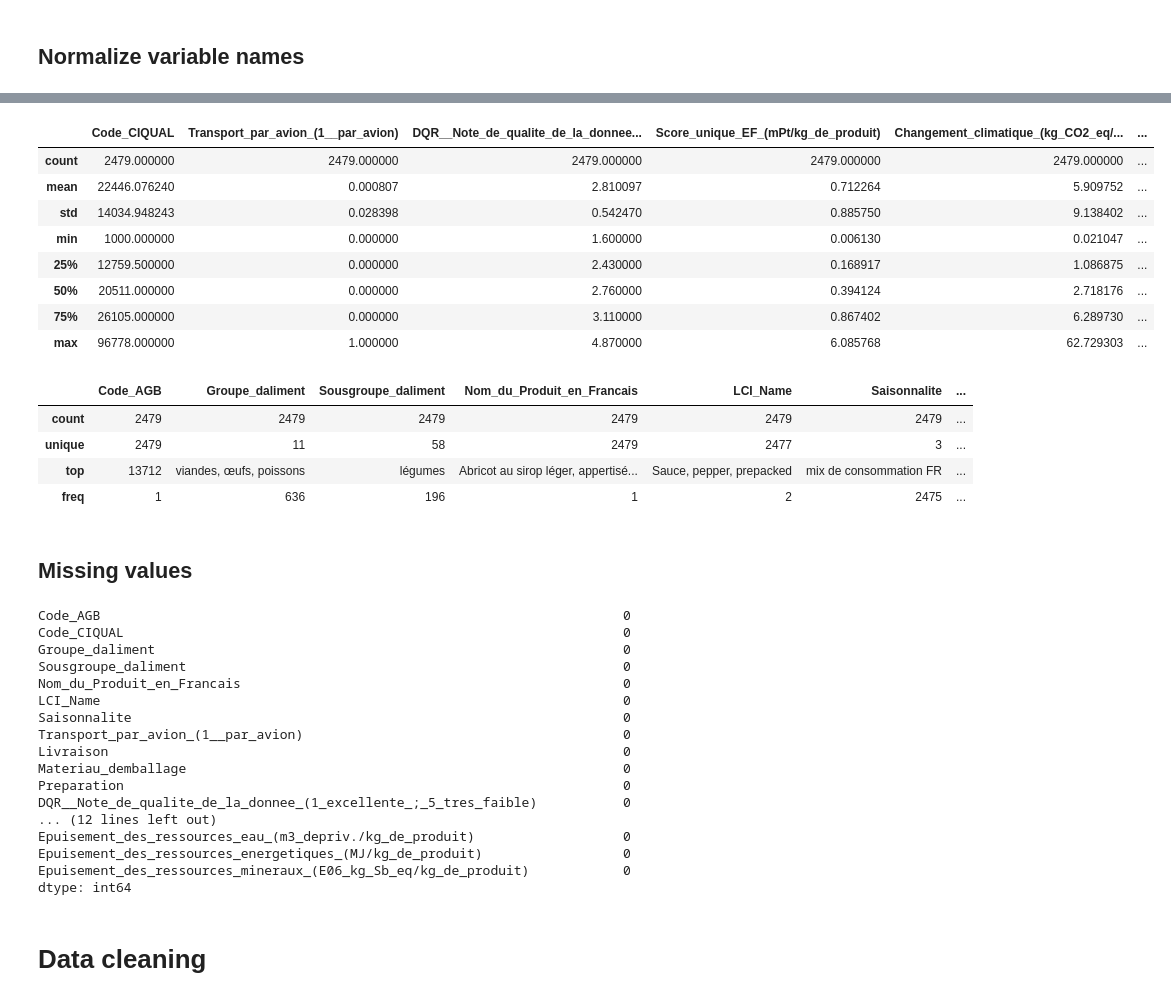
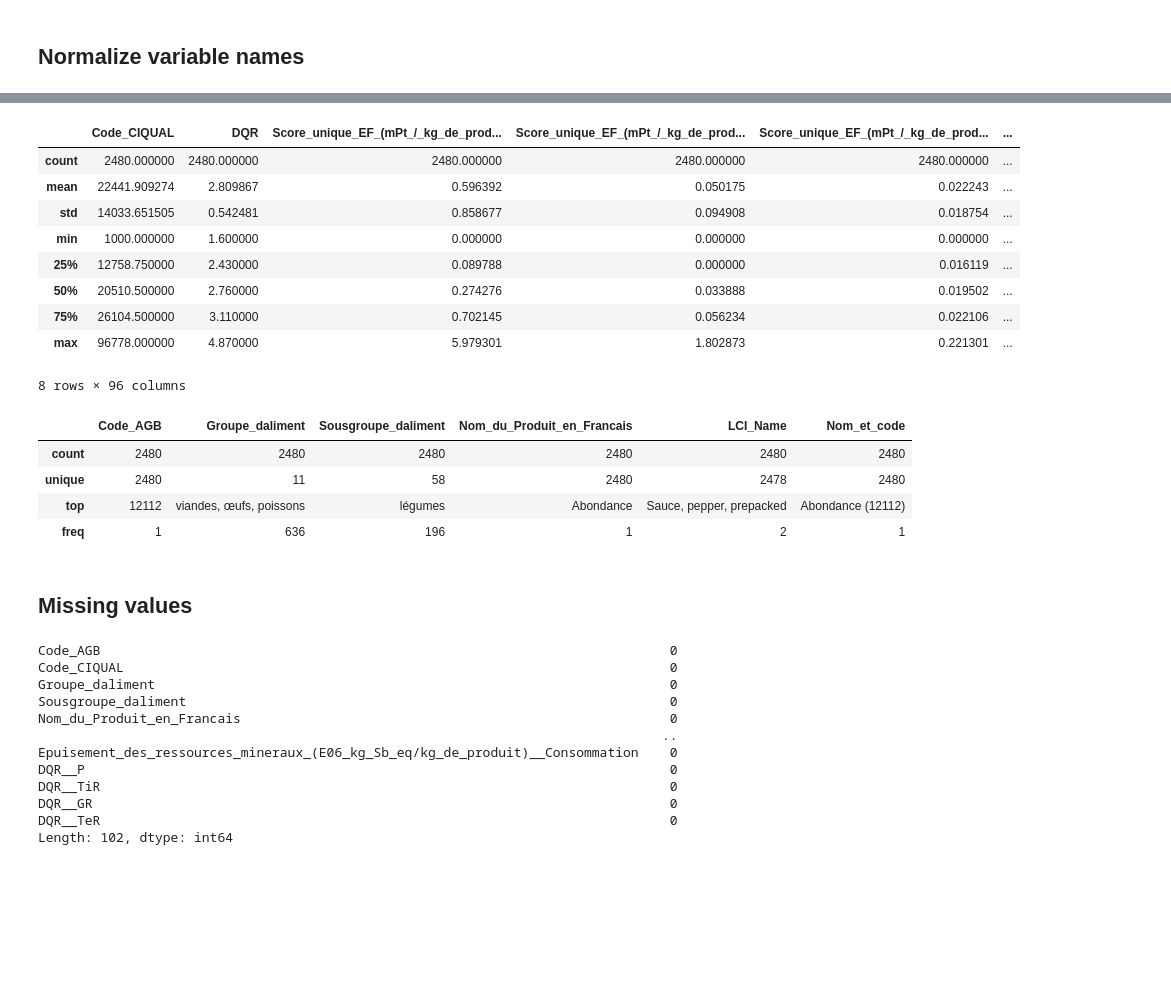
Before and after one commit to pattypooh/agribalyse, a Jupyter notebook: notebooks/01-AMV-eda.ipynb, the cells around one changed output, grey strips where cells are left out. Cells and saved outputs as stored; diff of their text form; code cells hidden in the pictures; blank space fills up the shorter version.

Commit message:
01 AMV EDA Agribalyse Etape

```diff
--- a/notebooks/01-AMV-eda.ipynb
+++ b/notebooks/01-AMV-eda.ipynb
@@ -24,0 +17,4 @@ syn_df_raw.head()
+# %%
+df_raw = pd.read_csv(raw_data+"Agribalyse_Detail etape.csv")
+print("Data shape: ",df_raw.shape)
+df_raw.head()
@@ -30,7 +32,9 @@ syn_df=syn_df_raw.copy()
+# %%
+df=df_raw.copy()
 # %% [markdown]
 ## Normalize variable names
 # %%
 #Normalize column names to have them without accents and spaces
-norm_cols=syn_df.columns.str.normalize('NFKD').str.encode('ascii', errors='ignore').str.decode('utf-8').str.replace("-","").str.replace(":","").str.replace(" ","_").str.replace("'","")
-norm_cols
+norm_cols=df.columns.str.normalize('NFKD').str.encode('ascii', errors='ignore').str.decode('utf-8').str.replace("-","").str.replace(":","").str.replace(" ","_").str.replace("'","")
+print(*norm_cols, sep = "\n")
 # %% [output]
@@ -76,3 +58,3 @@ norm_cols2
 # %%
 #Rename columns
-syn_df.columns=norm_cols
+df.columns=norm_cols
@@ -101,47 +117,41 @@ memory usage: 523.0+ KB
 # %%
 #Descriptive statistics: Numerical variables
-syn_df.describe(include='number')
+df.describe(include='number')
 # %% [output]
-|  | Code_CIQUAL | Transport_par_avion_(1__par_avion) | DQR__Note_de_qualite_de_la_donnee... | Score_unique_EF_(mPt/kg_de_produit) | Changement_climatique_(kg_CO2_eq/... | ... |
-| count | 2479.000000 | 2479.000000 | 2479.000000 | 2479.000000 | 2479.000000 | ... |
-| mean | 22446.076240 | 0.000807 | 2.810097 | 0.712264 | 5.909752 | ... |
-| std | 14034.948243 | 0.028398 | 0.542470 | 0.885750 | 9.138402 | ... |
-| min | 1000.000000 | 0.000000 | 1.600000 | 0.006130 | 0.021047 | ... |
-| 25% | 12759.500000 | 0.000000 | 2.430000 | 0.168917 | 1.086875 | ... |
-| 50% | 20511.000000 | 0.000000 | 2.760000 | 0.394124 | 2.718176 | ... |
-| 75% | 26105.000000 | 0.000000 | 3.110000 | 0.867402 | 6.289730 | ... |
-| max | 96778.000000 | 1.000000 | 4.870000 | 6.085768 | 62.729303 | ... |
+|  | Code_CIQUAL | DQR | Score_unique_EF_(mPt_/_kg_de_prod... | Score_unique_EF_(mPt_/_kg_de_prod... | Score_unique_EF_(mPt_/_kg_de_prod... | ... |
+| count | 2480.000000 | 2480.000000 | 2480.000000 | 2480.000000 | 2480.000000 | ... |
+| mean | 22441.909274 | 2.809867 | 0.596392 | 0.050175 | 0.022243 | ... |
+| std | 14033.651505 | 0.542481 | 0.858677 | 0.094908 | 0.018754 | ... |
+| min | 1000.000000 | 1.600000 | 0.000000 | 0.000000 | 0.000000 | ... |
+| 25% | 12758.750000 | 2.430000 | 0.089788 | 0.000000 | 0.016119 | ... |
+| 50% | 20510.500000 | 2.760000 | 0.274276 | 0.033888 | 0.019502 | ... |
+| 75% | 26104.500000 | 3.110000 | 0.702145 | 0.056234 | 0.022106 | ... |
+| max | 96778.000000 | 4.870000 | 5.979301 | 1.802873 | 0.221301 | ... |
+8 rows × 96 columns
 # %%
 #Descriptive statistics: Categorical variables
-syn_df.describe(include='object')
+df.describe(include='object')
 # %% [output]
-|  | Code_AGB | Groupe_daliment | Sousgroupe_daliment | Nom_du_Produit_en_Francais | LCI_Name | Saisonnalite | ... |
-| count | 2479 | 2479 | 2479 | 2479 | 2479 | 2479 | ... |
-| unique | 2479 | 11 | 58 | 2479 | 2477 | 3 | ... |
-| top | 13712 | viandes, œufs, poissons | légumes | Abricot au sirop léger, appertisé... | Sauce, pepper, prepacked | mix de consommation FR | ... |
-| freq | 1 | 636 | 196 | 1 | 2 | 2475 | ... |
+|  | Code_AGB | Groupe_daliment | Sousgroupe_daliment | Nom_du_Produit_en_Francais | LCI_Name | Nom_et_code |
+| count | 2480 | 2480 | 2480 | 2480 | 2480 | 2480 |
+| unique | 2480 | 11 | 58 | 2480 | 2478 | 2480 |
+| top | 12112 | viandes, œufs, poissons | légumes | Abondance | Sauce, pepper, prepacked | Abondance (12112) |
+| freq | 1 | 636 | 196 | 1 | 2 | 1 |
 # %% [markdown]
 ## Missing values
 # %%
-#Check for any missing values
-syn_df.isna().sum()
+#Check for any missing values in columns
+df.isna().sum()
 # %% [output]
-Code_AGB                                                                   0
-Code_CIQUAL                                                                0
-Groupe_daliment                                                            0
-Sousgroupe_daliment                                                        0
-Nom_du_Produit_en_Francais                                                 0
-LCI_Name                                                                   0
-Saisonnalite                                                               0
-Transport_par_avion_(1__par_avion)                                         0
-Livraison                                                                  0
-Materiau_demballage                                                        0
-Preparation                                                                0
-DQR__Note_de_qualite_de_la_donnee_(1_excellente_;_5_tres_faible)           0
-... (12 lines left out)
-Epuisement_des_ressources_eau_(m3_depriv./kg_de_produit)                   0
-Epuisement_des_ressources_energetiques_(MJ/kg_de_produit)                  0
-Epuisement_des_ressources_mineraux_(E06_kg_Sb_eq/kg_de_produit)            0
-dtype: int64
+Code_AGB                                                                         0
+Code_CIQUAL                                                                      0
+Groupe_daliment                                                                  0
+Sousgroupe_daliment                                                              0
+Nom_du_Produit_en_Francais                                                       0
+                                                                                ..
+Epuisement_des_ressources_mineraux_(E06_kg_Sb_eq/kg_de_produit)__Consommation    0
+DQR__P                                                                           0
+DQR__TiR                                                                         0
+DQR__GR                                                                          0
+DQR__TeR                                                                         0
+Length: 102, dtype: int64
-# %% [markdown]
-# Data cleaning
```
Also changed, not shown: parts of 49 cells of this notebook.
